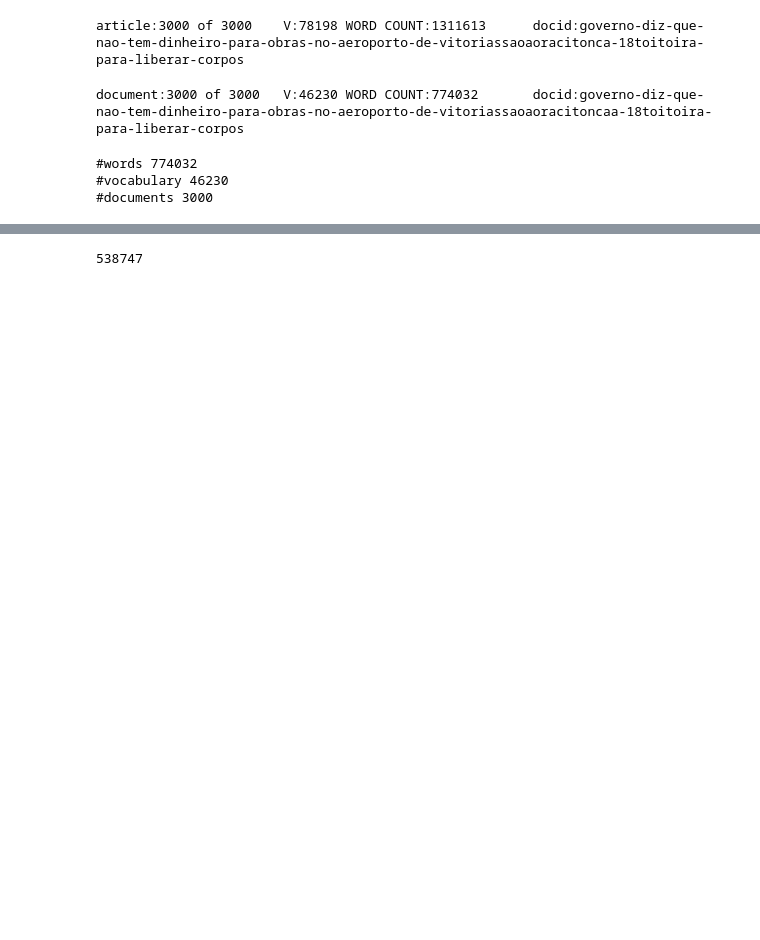
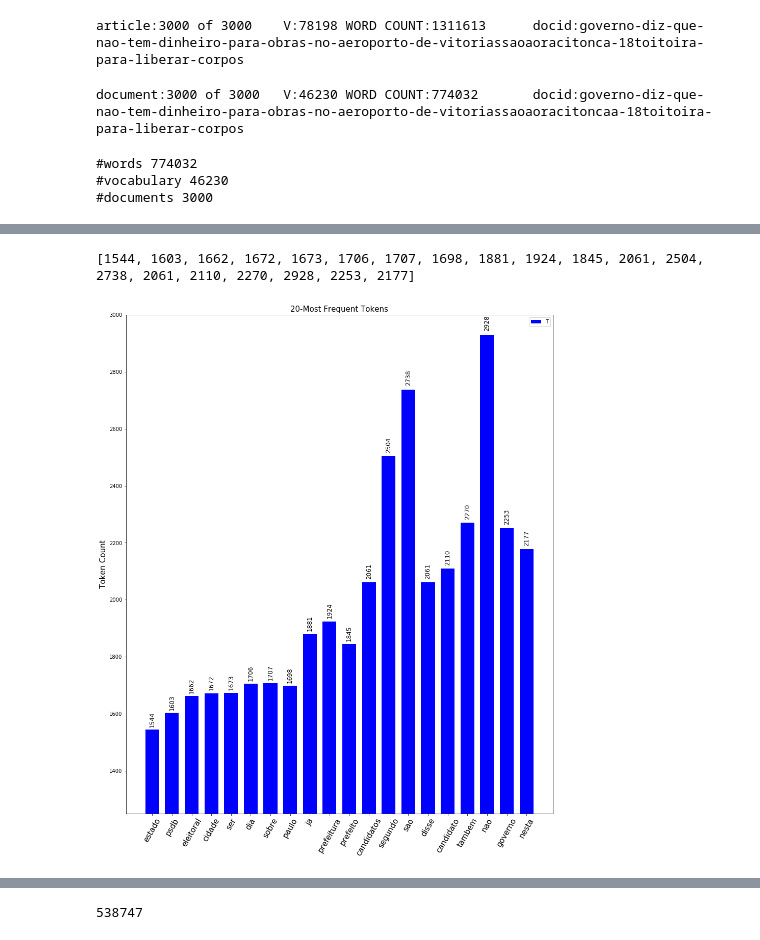
Before and after one commit to matwerner/algorithms-for-datascience, a Jupyter notebook: random-projection/notebooks/bag-of-words-item-5.ipynb, the cells around one changed output, grey strips where cells are left out. Cells and saved outputs as stored; diff of their text form; code cells hidden in the pictures; blank space fills up the shorter version.

Commit message:
py36: 20-most frequent tokens barchart

```diff
--- a/random-projection/notebooks/bag-of-words-item-5.ipynb
+++ b/random-projection/notebooks/bag-of-words-item-5.ipynb
@@ -36,11 +36,19 @@ vocabulary_freq= BoW.sum(axis=1)
 print(vocabulary_freq.sum())
 print(vocabulary_freq.shape)
 
-N=5
+N=21
 ind = np.argpartition(vocabulary_freq, -N)[-N:]
 print(ind)
-print([idx2word[idx] for idx in ind])
-print(vocabulary_freq[ind])
+
+#279 space
+tokens= [idx2word[idx] for idx in ind if not(idx == 279)]
+count= [vocabulary_freq[idx] for idx in ind if not(idx == 279)]
+
+for t in tokens:
+    print(t)
+# print([idx2word[idx] for idx in ind])
+for idx in ind:
+    print(vocabulary_freq[idx])
 # %% [output]
 774032
 (46230,)
@@ -50,3 +70,42 @@ print(vocabulary_freq[ind])
+# %%
+import matplotlib.pyplot as plt
+
+ind = np.arange(N-1)  # the x locations for the groups
+width = 0.7       # the width of the bars
+
+print(count )
+def autolabel(rects):
+    """
+    Attach a text label above each bar displaying its height
+    """
+    for rect in rects:
+        height = rect.get_height()
+        ax.text(rect.get_x() + rect.get_width()/2., 1.005*height,
+                '%d' % int(height),
+                ha='center', va='bottom', rotation=90, fontsize=12)
+
+fig, ax = plt.subplots(figsize=(15,18))
+rects = ax.bar(ind, count, width, color='b')
+ax.set_ylabel('Token Count', fontsize=15)
+ax.set_title('20-Most Frequent Tokens', fontsize=15)
+ax.set_xticks(ind)
+ax.set_xticklabels(tokens, rotation=60, fontsize=15)
+
+
+
+ax.legend(('Tokens'))
+autolabel(rects)
+
+axes= plt.gca()
+axes.set_ylim([1250, 3000])
+
+
+# plt.savefig('../../random-projection/graphics/05-20_most_frequent_tokens.svg',format='svg')
+plt.savefig('../../random-projection/graphics/05-20_most_frequent_tokens.png',format='png')
+plt.show()
+# %% [output]
+[1544, 1603, 1662, 1672, 1673, 1706, 1707, 1698, 1881, 1924, 1845, 2061, 2504, 2738, 2061, 2110, 2270, 2928, 2253, 2177]
+[figure, added]
 # %%
 #THIS WILL TAKE A WHILE
 bow2dump(BoW.transpose())
```
Also changed, not shown: parts of 2 cells of this notebook, 1 other file.
